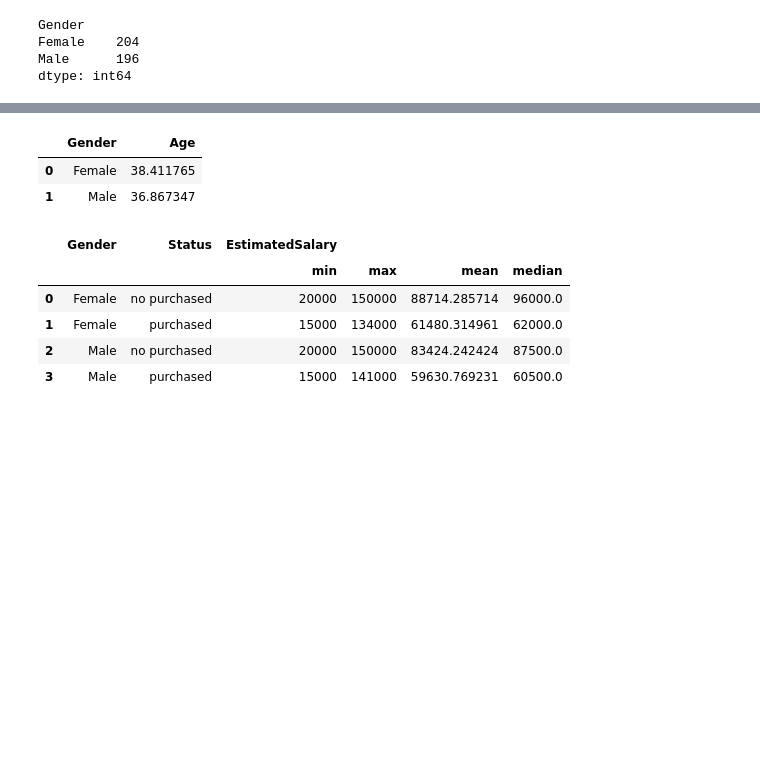
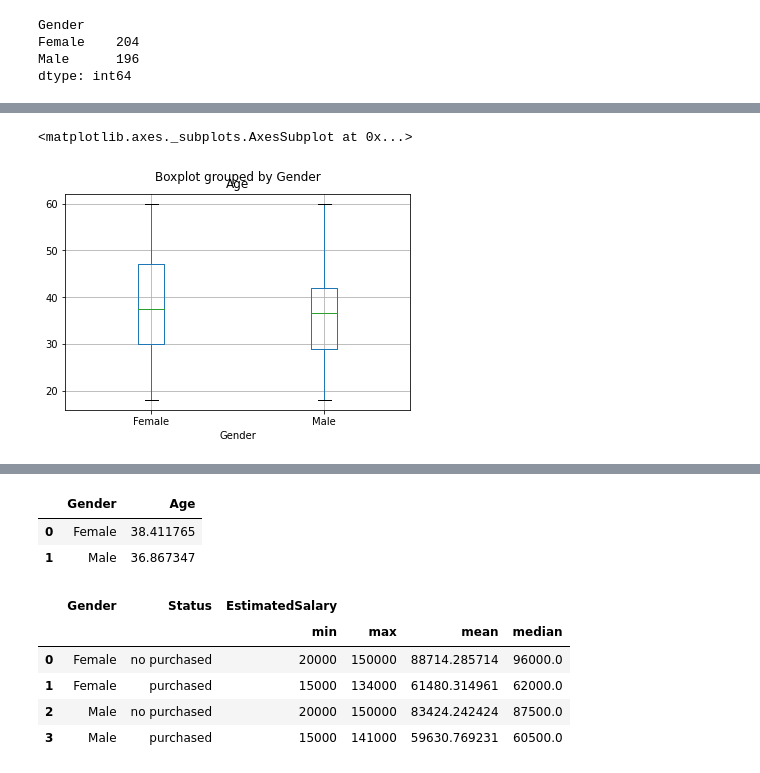
Before and after one commit to dindadinho93/Python-Exercise, a Jupyter notebook: python_data_analysis.ipynb, the cells around one changed output, grey strips where cells are left out. Saved outputs shown, nothing was run; the diff lists cells and outputs as text; code cells hidden in the pictures; blank space fills up the shorter version.

```diff
--- a/python_data_analysis.ipynb
+++ b/python_data_analysis.ipynb
@@ -108,0 +109,5 @@ dtype: int64
+# %%
+dt.boxplot(column='Age', by='Gender')
+# %% [output]
+<matplotlib.axes._subplots.AxesSubplot at 0x...>
+[figure, added]
```
Also changed, not shown: parts of 12 cells of this notebook.
